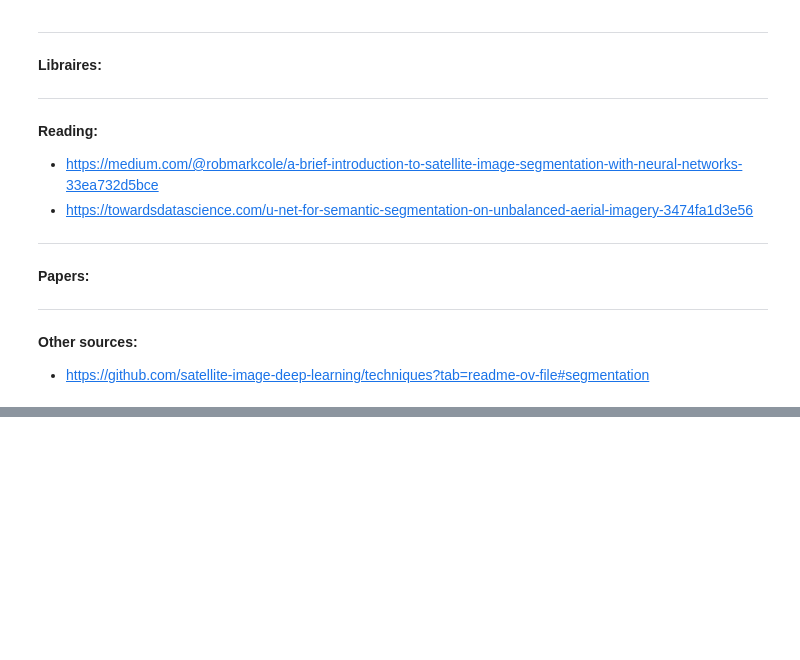
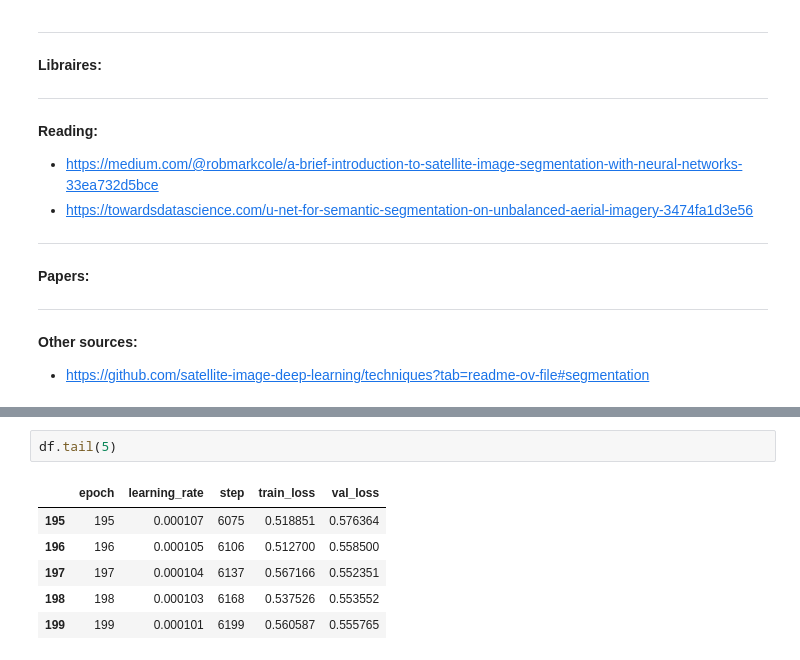
Before and after one commit to ermahechap/Proj-Redes-Neuronales-2024, a Jupyter notebook: data.ipynb, the cells around one changed output, grey strips where cells are left out. Saved outputs shown, nothing was run; the diff lists cells and outputs as text; blank space fills up the shorter version.

```diff
--- a/data.ipynb
+++ b/data.ipynb
@@ -38,0 +53,9 @@ import numpy as np
+# %%
+df.tail(5)
+# %% [output]
+|  | epoch | learning_rate | step | train_loss | val_loss |
+| 195 | 195 | 0.000107 | 6075 | 0.518851 | 0.576364 |
+| 196 | 196 | 0.000105 | 6106 | 0.512700 | 0.558500 |
+| 197 | 197 | 0.000104 | 6137 | 0.567166 | 0.552351 |
+| 198 | 198 | 0.000103 | 6168 | 0.537526 | 0.553552 |
+| 199 | 199 | 0.000101 | 6199 | 0.560587 | 0.555765 |
```
Also changed, not shown: parts of 4 cells of this notebook, 16 other files.
